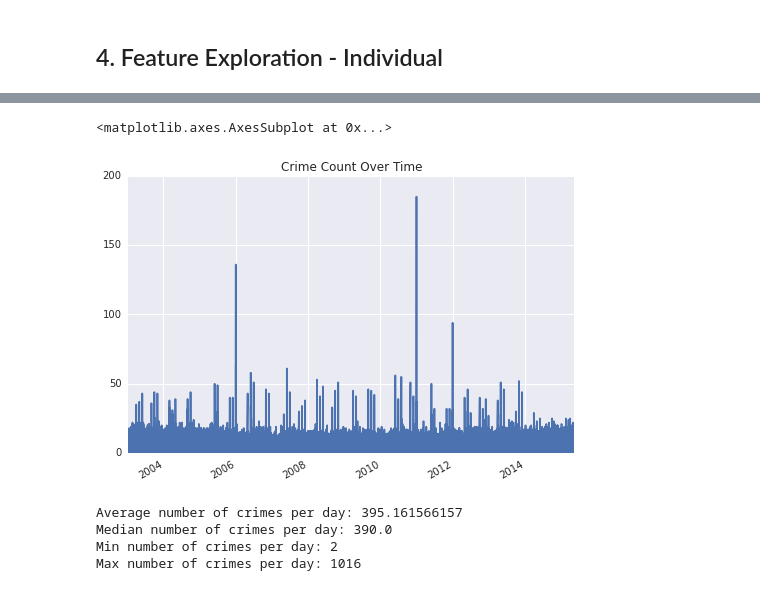
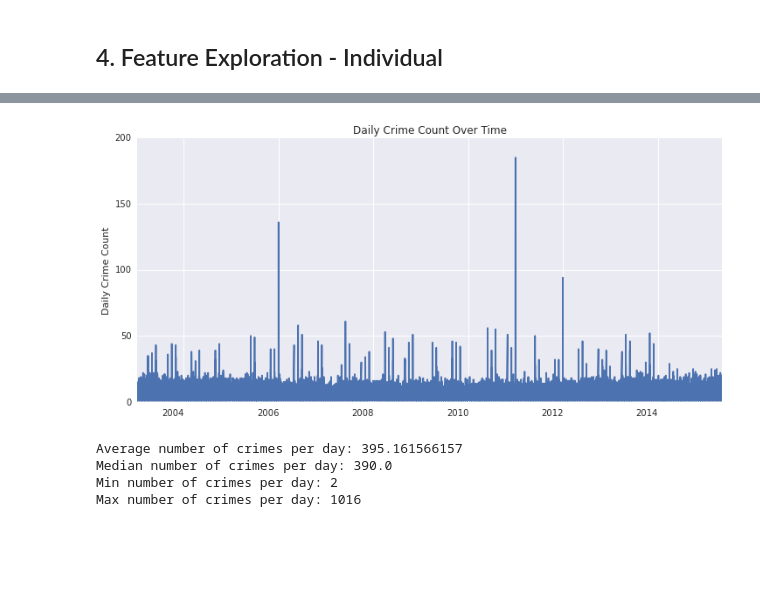
Before and after one commit to carolynamorris/SanFranciscoCrimeClassification, a Jupyter notebook: classification.ipynb, the cells around one changed output, grey strips where cells are left out. Cells and saved outputs as stored; diff of their text form; code cells hidden in the pictures; blank space fills up the shorter version.

```diff
--- a/classification.ipynb
+++ b/classification.ipynb
@@ -163,5 +155,7 @@ for c in barChartCols:
 # %%
-train.Dates.value_counts().plot(kind='line', title='Crime Count Over Time')
+train.Dates.value_counts().plot(kind='line', title='Daily Crime Count Over Time', figsize=(12,6))
+plt.xticks(rotation=0)
+plt.ylabel('Daily Crime Count')
+plt.show()
 # %% [output]
-<matplotlib.axes.AxesSubplot at 0x...>
-[figure, old version]
+[figure, new version]
```
Also changed, not shown: parts of 5 cells of this notebook.
